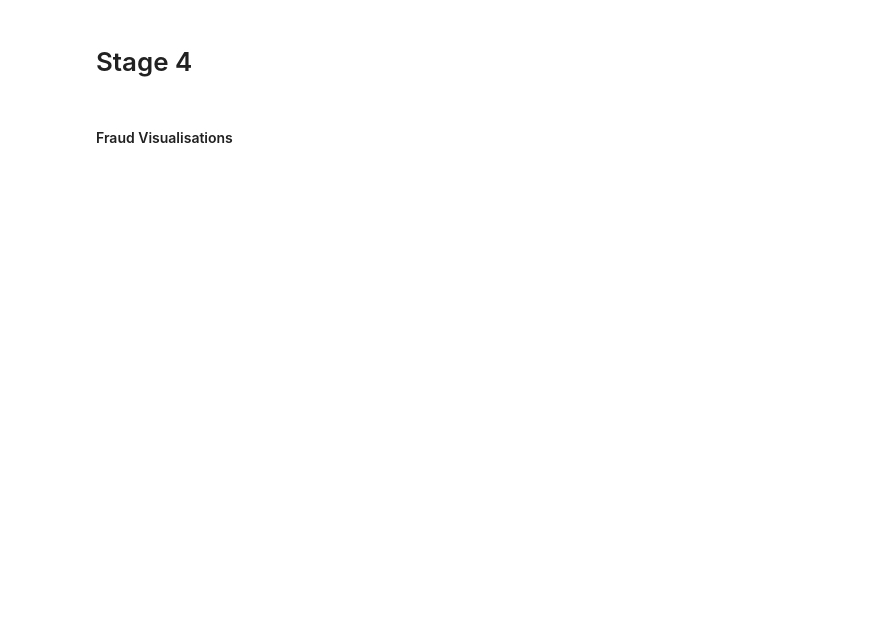
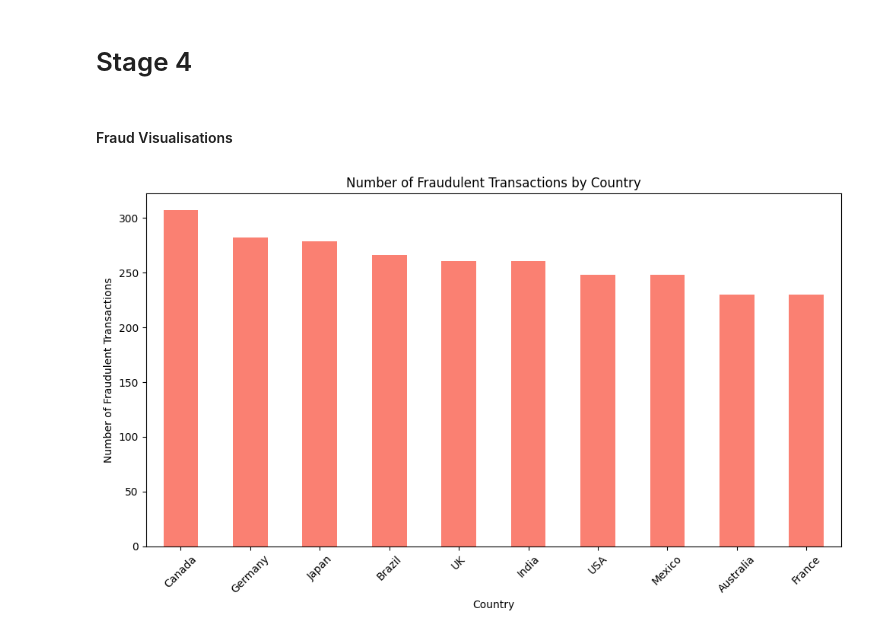
Before and after one commit to Ray99-cpu/online_store, a Jupyter notebook: jupyter_notebooks/dataset_fraud_detect.ipynb, the cells around one changed output. Cells and saved outputs as stored; diff of their text form; code cells hidden in the pictures; blank space fills up the shorter version.

```diff
--- a/jupyter_notebooks/dataset_fraud_detect.ipynb
+++ b/jupyter_notebooks/dataset_fraud_detect.ipynb
@@ -114,0 +135,4 @@ Detecting Fraud
+# %%
+# Display all transactions identified as fraudulent
+fraud_transactions = balanced_fraud_df[balanced_fraud_df['is_fraud'] == 1]
+fraud_transactions.head()
@@ -116,3 +160,15 @@ Detecting Fraud
 # Stage 4
 # %% [markdown]
 #### Fraud Visualisations
+# %%
+# Visualize fraudulent transactions by country
+plt.figure(figsize=(10,6))
+fraud_transactions['Country'].value_counts().plot(kind='bar', color='salmon')
+plt.title('Number of Fraudulent Transactions by Country')
+plt.xlabel('Country')
+plt.ylabel('Number of Fraudulent Transactions')
+plt.xticks(rotation=45)
+plt.tight_layout()
+plt.show()
+# %% [output]
+[figure, added]
```
Also changed, not shown: parts of 8 cells of this notebook.
